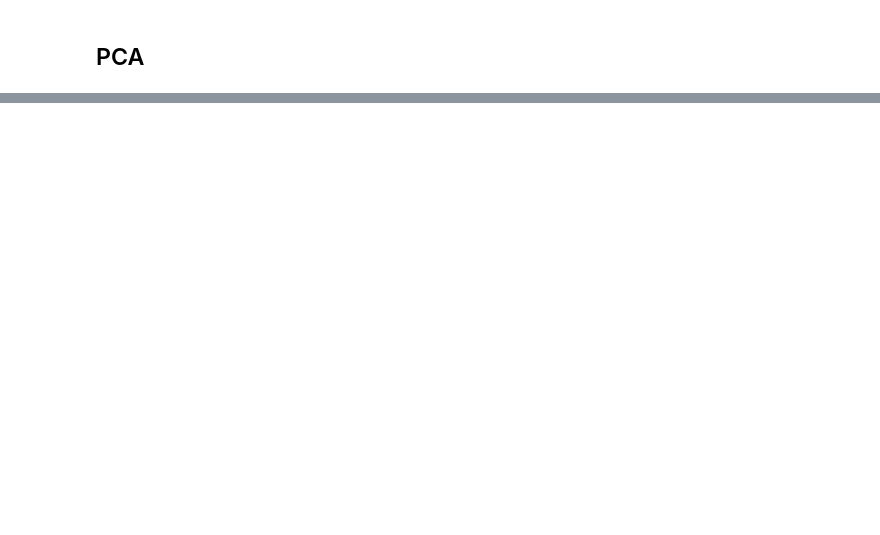
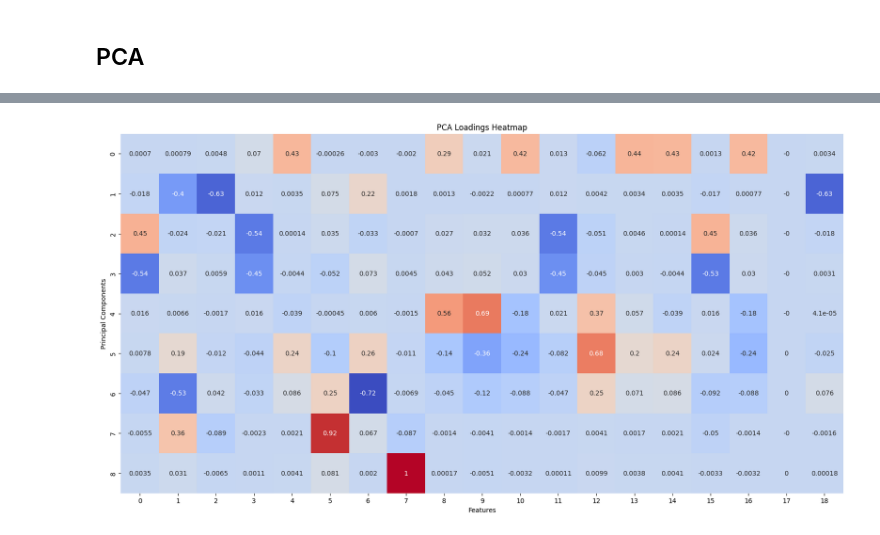
Before and after one commit to giakomorssi/Fraud-and-Delivery, a Jupyter notebook: Deloitte.ipynb, the cells around one changed output, grey strips where cells are left out. Cells and saved outputs as stored; diff of their text form; code cells hidden in the pictures; blank space fills up the shorter version.

```diff
--- a/Deloitte.ipynb
+++ b/Deloitte.ipynb
@@ -562,0 +591,12 @@ f1 score: 0.9960036482509841
+# %%
+import seaborn as sns
+
+# Heatmap loadings
+fig = plt.figure(figsize=(20, 10))
+sns.heatmap(pca.components_, cmap='coolwarm', annot=True, cbar=False)
+plt.xlabel('Features')
+plt.ylabel('Principal Components')
+plt.title('PCA Loadings Heatmap')
+plt.show()
+# %% [output]
+[figure, added]
```
Also changed, not shown: parts of 90 cells of this notebook.
